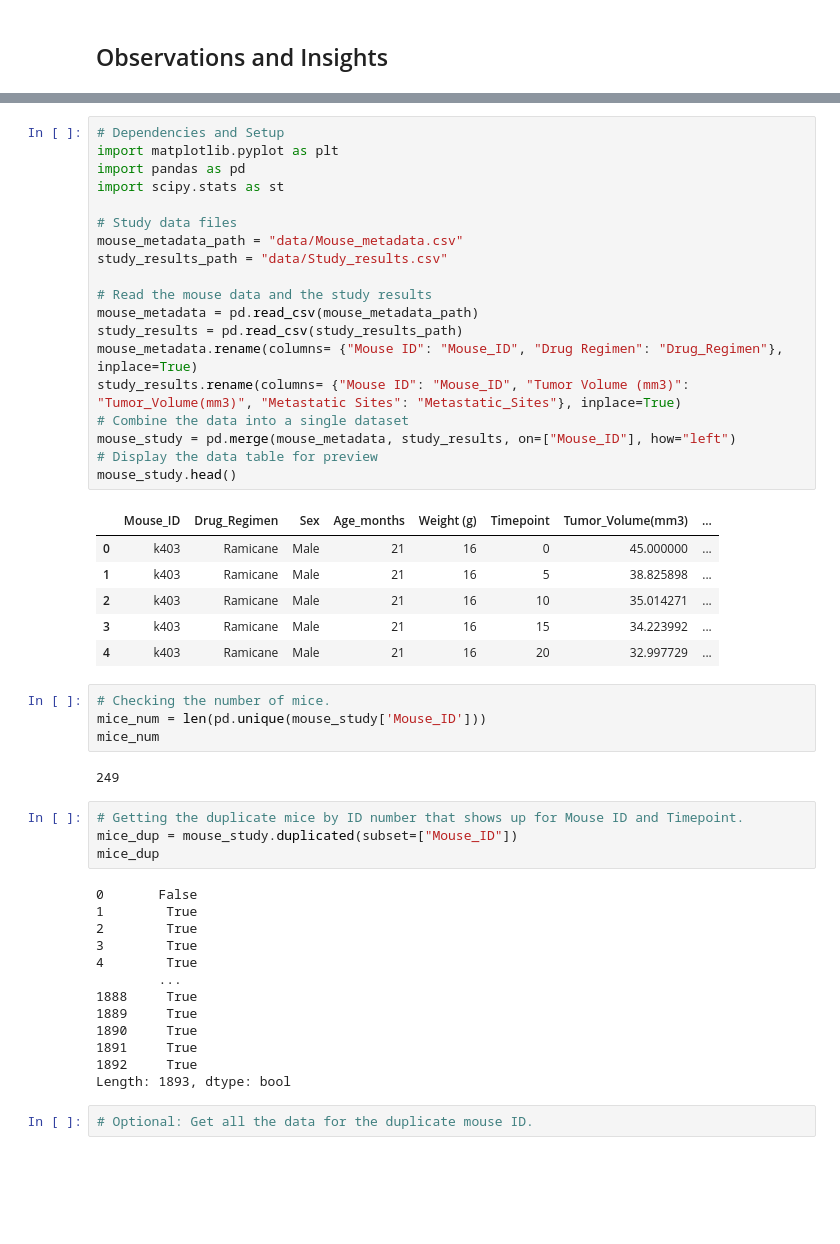
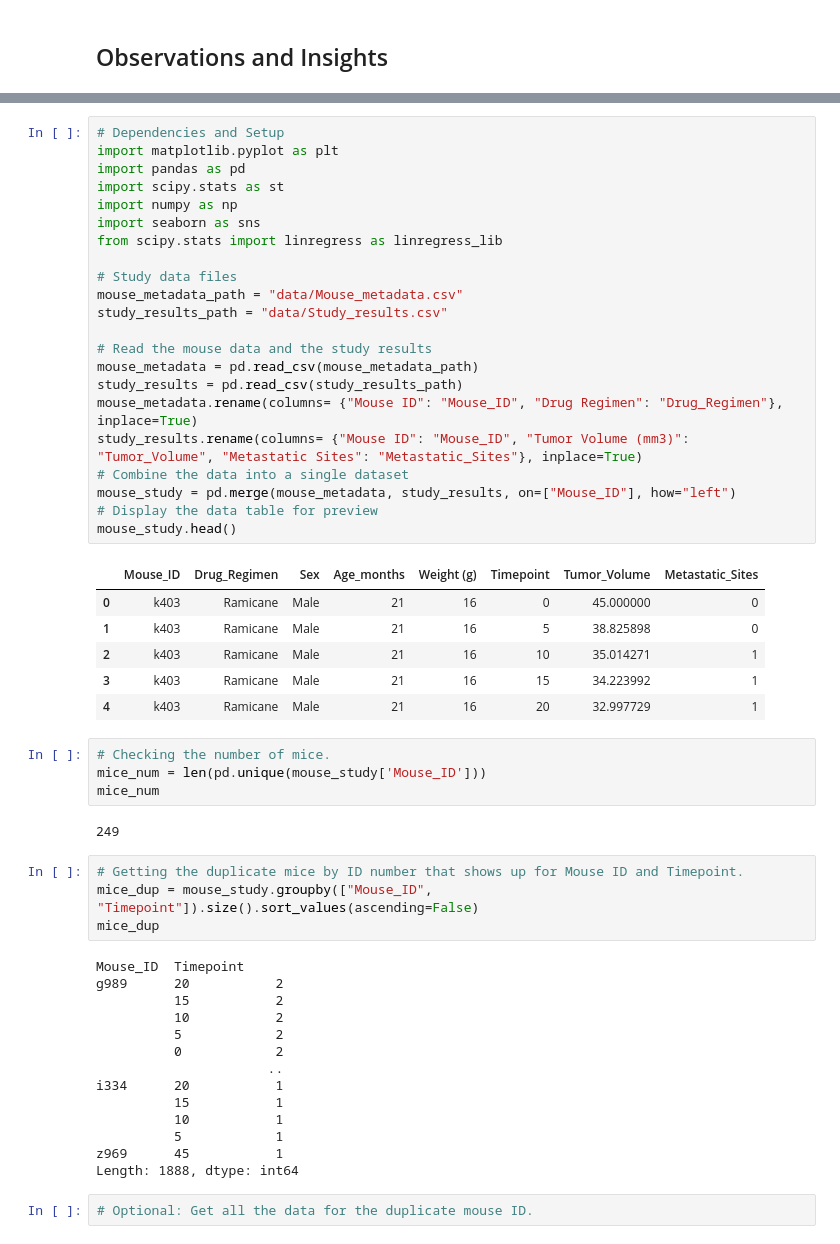
Before and after one commit to adifurio98/SMU-DataScience-Bootcamp-HomeworkExercises, a Jupyter notebook: 5-Matplotlib/Solutions/Pymaceuticals/pymaceuticals_starter.ipynb, the cells around one changed output, grey strips where cells are left out. Saved outputs shown, nothing was run; the diff lists cells and outputs as text; blank space fills up the shorter version.

```diff
--- a/5-Matplotlib/Solutions/Pymaceuticals/pymaceuticals_starter.ipynb
+++ b/5-Matplotlib/Solutions/Pymaceuticals/pymaceuticals_starter.ipynb
@@ -3,29 +9,32 @@
 # %%
 # Dependencies and Setup
 import matplotlib.pyplot as plt
 import pandas as pd
 import scipy.stats as st
+import numpy as np
+import seaborn as sns
+from scipy.stats import linregress as linregress_lib
 
 # Study data files
 mouse_metadata_path = "data/Mouse_metadata.csv"
 study_results_path = "data/Study_results.csv"
 
 # Read the mouse data and the study results
 mouse_metadata = pd.read_csv(mouse_metadata_path)
 study_results = pd.read_csv(study_results_path)
 mouse_metadata.rename(columns= {"Mouse ID": "Mouse_ID", "Drug Regimen": "Drug_Regimen"}, inplace=True)
-study_results.rename(columns= {"Mouse ID": "Mouse_ID", "Tumor Volume (mm3)": "Tumor_Volume(mm3)", "Metastatic Sites": "Metastatic_Sites"}, inplace=True)
+study_results.rename(columns= {"Mouse ID": "Mouse_ID", "Tumor Volume (mm3)": "Tumor_Volume", "Metastatic Sites": "Metastatic_Sites"}, inplace=True)
 # Combine the data into a single dataset
 mouse_study = pd.merge(mouse_metadata, study_results, on=["Mouse_ID"], how="left")
 # Display the data table for preview
 mouse_study.head()
 # %% [output]
-|  | Mouse_ID | Drug_Regimen | Sex | Age_months | Weight (g) | Timepoint | Tumor_Volume(mm3) | ... |
-| 0 | k403 | Ramicane | Male | 21 | 16 | 0 | 45.000000 | ... |
-| 1 | k403 | Ramicane | Male | 21 | 16 | 5 | 38.825898 | ... |
-| 2 | k403 | Ramicane | Male | 21 | 16 | 10 | 35.014271 | ... |
-| 3 | k403 | Ramicane | Male | 21 | 16 | 15 | 34.223992 | ... |
-| 4 | k403 | Ramicane | Male | 21 | 16 | 20 | 32.997729 | ... |
+|  | Mouse_ID | Drug_Regimen | Sex | Age_months | Weight (g) | Timepoint | Tumor_Volume | Metastatic_Sites |
+| 0 | k403 | Ramicane | Male | 21 | 16 | 0 | 45.000000 | 0 |
+| 1 | k403 | Ramicane | Male | 21 | 16 | 5 | 38.825898 | 0 |
+| 2 | k403 | Ramicane | Male | 21 | 16 | 10 | 35.014271 | 1 |
+| 3 | k403 | Ramicane | Male | 21 | 16 | 15 | 34.223992 | 1 |
+| 4 | k403 | Ramicane | Male | 21 | 16 | 20 | 32.997729 | 1 |
 # %%
 # Checking the number of mice.
 mice_num = len(pd.unique(mouse_study['Mouse_ID']))
@@ -34,21 +43,22 @@ mice_num
 249
 # %%
 # Getting the duplicate mice by ID number that shows up for Mouse ID and Timepoint.
-mice_dup = mouse_study.duplicated(subset=["Mouse_ID"])
+mice_dup = mouse_study.groupby(["Mouse_ID", "Timepoint"]).size().sort_values(ascending=False)
 mice_dup
 # %% [output]
-0       False
-1        True
-2        True
-3        True
-4        True
-        ...
-1888     True
-1889     True
-1890     True
-1891     True
-1892     True
-Length: 1893, dtype: bool
+Mouse_ID  Timepoint
+g989      20           2
+          15           2
+          10           2
+          5            2
+          0            2
+                      ..
+i334      20           1
+          15           1
+          10           1
+          5            1
+z969      45           1
+Length: 1888, dtype: int64
 # %%
 # Optional: Get all the data for the duplicate mouse ID.
 # %%
```
Also changed, not shown: parts of 17 cells of this notebook.
